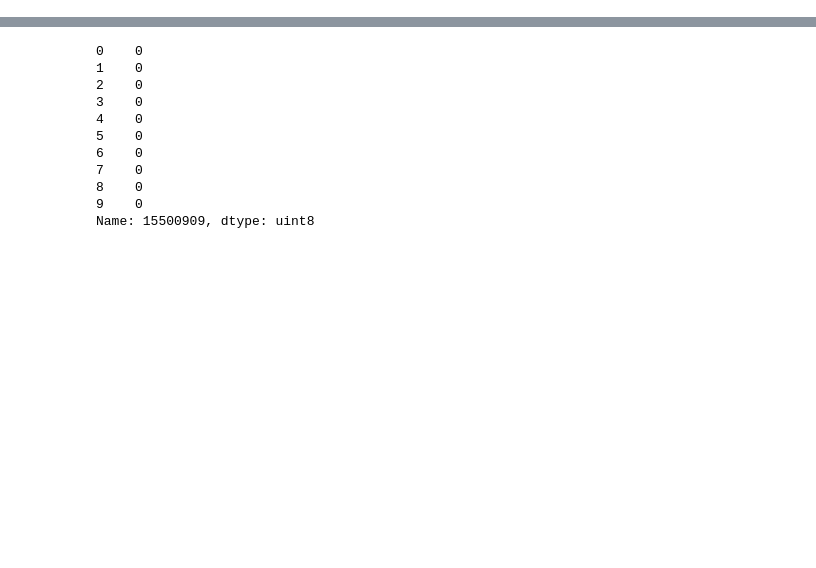
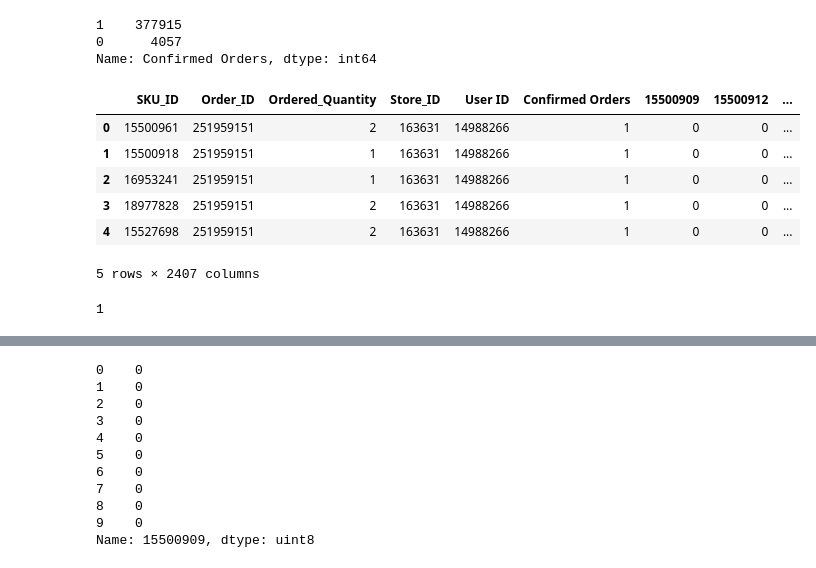
Before and after one commit to Properati-Analysis/-TP3, a Jupyter notebook: TP3.ipynb, the cells around one changed output, grey strips where cells are left out. Drawn from its saved outputs; the diff is of its cells as text; code cells hidden in the pictures; blank space fills up the shorter version.

```diff
--- a/TP3.ipynb
+++ b/TP3.ipynb
@@ -100,0 +74,2 @@ df_simple2 = df.join(dummies)
+# %%
+df_orders_simple = df_orders.iloc[:,[0,1,13,-2]]
@@ -100,0 +88,2 @@ df_simple2 = df.join(dummies)
+# %%
+df_full = df_orders_simple.merge(df_customers,how="inner",left_on="Order_ID",right_on="Order ID")
@@ -100,0 +99,10 @@ df_simple2 = df.join(dummies)
+# %%
+df_full["Confirmed Orders"].value_counts()
+# %% [output]
+1    377915
+0      4057
+Name: Confirmed Orders, dtype: int64
+# %%
+df_full = df_full.drop(columns="Order ID")
+# %%
+df_full = df_full[df_full["Confirmed Orders"] == 1]
@@ -100,0 +112,11 @@ df_simple2 = df.join(dummies)
+# %%
+df_full_dummies = df_full.join(dummies)
+df_full_dummies.head()
+# %% [output]
+|  | SKU_ID | Order_ID | Ordered_Quantity | Store_ID | User ID | Confirmed Orders | 15500909 | 15500912 | ... |
+| 0 | 15500961 | 251959151 | 2 | 163631 | 14988266 | 1 | 0 | 0 | ... |
+| 1 | 15500918 | 251959151 | 1 | 163631 | 14988266 | 1 | 0 | 0 | ... |
+| 2 | 16953241 | 251959151 | 1 | 163631 | 14988266 | 1 | 0 | 0 | ... |
+| 3 | 18977828 | 251959151 | 2 | 163631 | 14988266 | 1 | 0 | 0 | ... |
+| 4 | 15527698 | 251959151 | 2 | 163631 | 14988266 | 1 | 0 | 0 | ... |
+5 rows × 2407 columns
@@ -100,0 +125,4 @@ df_simple2 = df.join(dummies)
+# %%
+df_full_dummies_reducido.iloc[255,7]
+# %% [output]
+1
```
Also changed, not shown: parts of 53 cells of this notebook.
